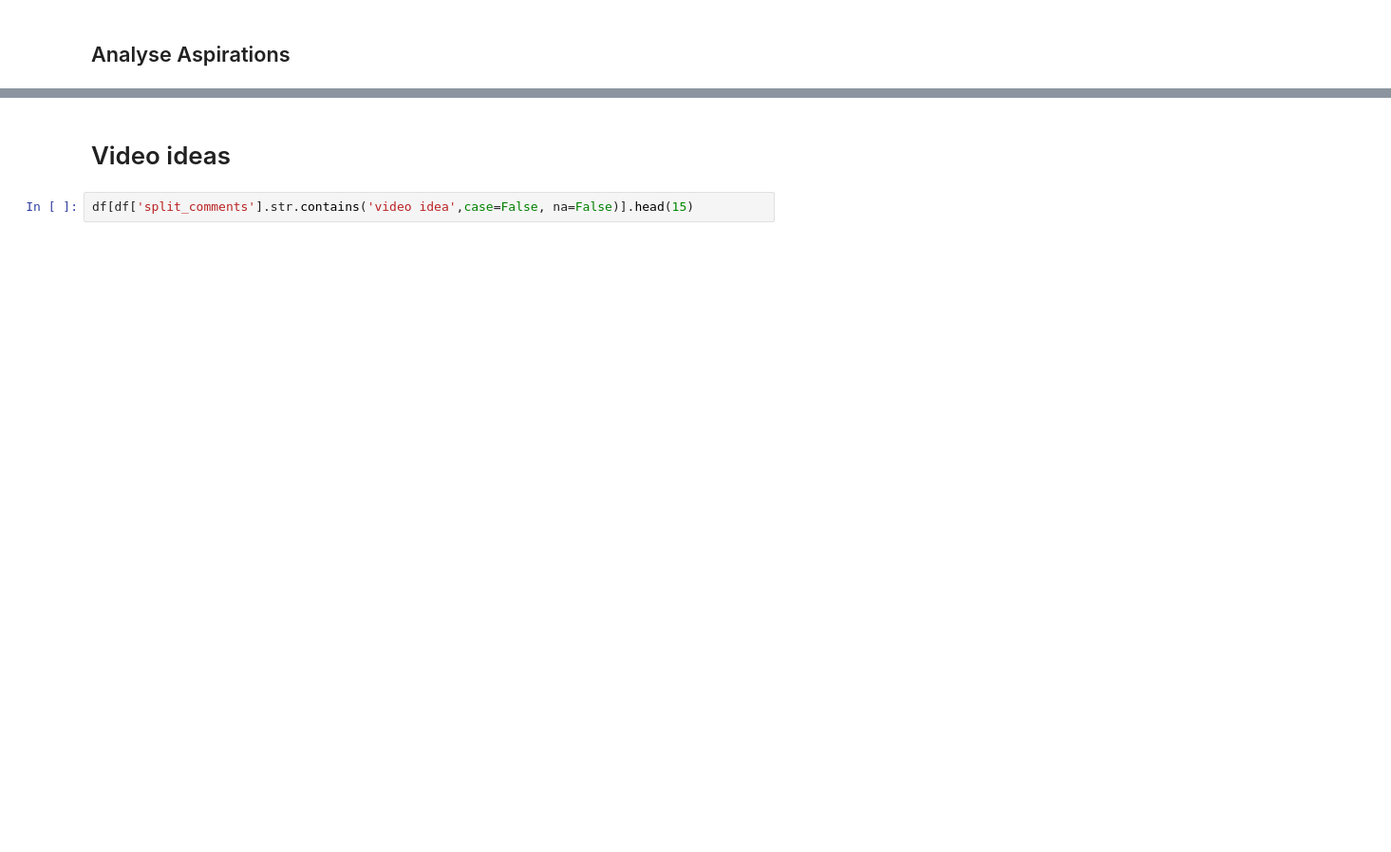
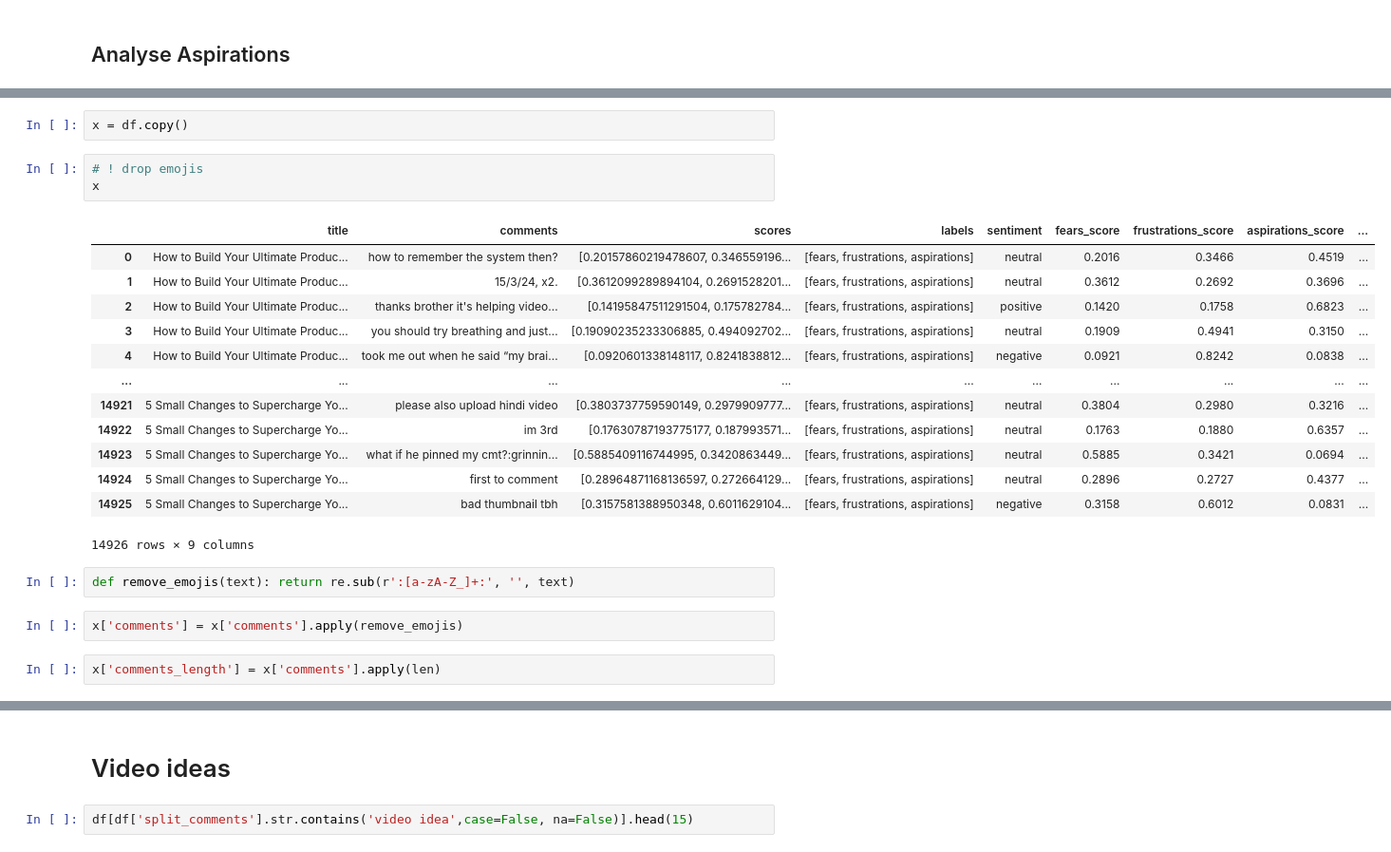
Before and after one commit to SiddhantG11/YouTube_Analysis, a Jupyter notebook: analysis.ipynb, the cells around one changed output, grey strips where cells are left out. Shown at 95% size. Cells and saved outputs as stored; diff of their text form; blank space fills up the shorter version.

```diff
--- a/analysis.ipynb
+++ b/analysis.ipynb
@@ -335,0 +352,25 @@ aspirations.head(25)
+# %%
+x = df.copy()
+# %%
+# ! drop emojis
+x
+# %% [output]
+|  | title | comments | scores | labels | sentiment | fears_score | frustrations_score | aspirations_score | ... |
+| 0 | How to Build Your Ultimate Produc... | how to remember the system then? | [0.20157860219478607, 0.346559196... | [fears, frustrations, aspirations] | neutral | 0.2016 | 0.3466 | 0.4519 | ... |
+| 1 | How to Build Your Ultimate Produc... | 15/3/24, x2. | [0.3612099289894104, 0.2691528201... | [fears, frustrations, aspirations] | neutral | 0.3612 | 0.2692 | 0.3696 | ... |
+| 2 | How to Build Your Ultimate Produc... | thanks brother it's helping video... | [0.14195847511291504, 0.175782784... | [fears, frustrations, aspirations] | positive | 0.1420 | 0.1758 | 0.6823 | ... |
+| 3 | How to Build Your Ultimate Produc... | you should try breathing and just... | [0.19090235233306885, 0.494092702... | [fears, frustrations, aspirations] | neutral | 0.1909 | 0.4941 | 0.3150 | ... |
+| 4 | How to Build Your Ultimate Produc... | took me out when he said “my brai... | [0.0920601338148117, 0.8241838812... | [fears, frustrations, aspirations] | negative | 0.0921 | 0.8242 | 0.0838 | ... |
+| ... | ... | ... | ... | ... | ... | ... | ... | ... | ... |
+| 14921 | 5 Small Changes to Supercharge Yo... | please also upload hindi video | [0.3803737759590149, 0.2979909777... | [fears, frustrations, aspirations] | neutral | 0.3804 | 0.2980 | 0.3216 | ... |
+| 14922 | 5 Small Changes to Supercharge Yo... | im 3rd | [0.17630787193775177, 0.187993571... | [fears, frustrations, aspirations] | neutral | 0.1763 | 0.1880 | 0.6357 | ... |
+| 14923 | 5 Small Changes to Supercharge Yo... | what if he pinned my cmt?:grinnin... | [0.5885409116744995, 0.3420863449... | [fears, frustrations, aspirations] | neutral | 0.5885 | 0.3421 | 0.0694 | ... |
+| 14924 | 5 Small Changes to Supercharge Yo... | first to comment | [0.28964871168136597, 0.272664129... | [fears, frustrations, aspirations] | neutral | 0.2896 | 0.2727 | 0.4377 | ... |
+| 14925 | 5 Small Changes to Supercharge Yo... | bad thumbnail tbh | [0.3157581388950348, 0.6011629104... | [fears, frustrations, aspirations] | negative | 0.3158 | 0.6012 | 0.0831 | ... |
+14926 rows × 9 columns
+# %%
+def remove_emojis(text): return re.sub(r':[a-zA-Z_]+:', '', text)
+# %%
+x['comments'] = x['comments'].apply(remove_emojis)
+# %%
+x['comments_length'] = x['comments'].apply(len)
```
Also changed, not shown: parts of 25 cells of this notebook.
